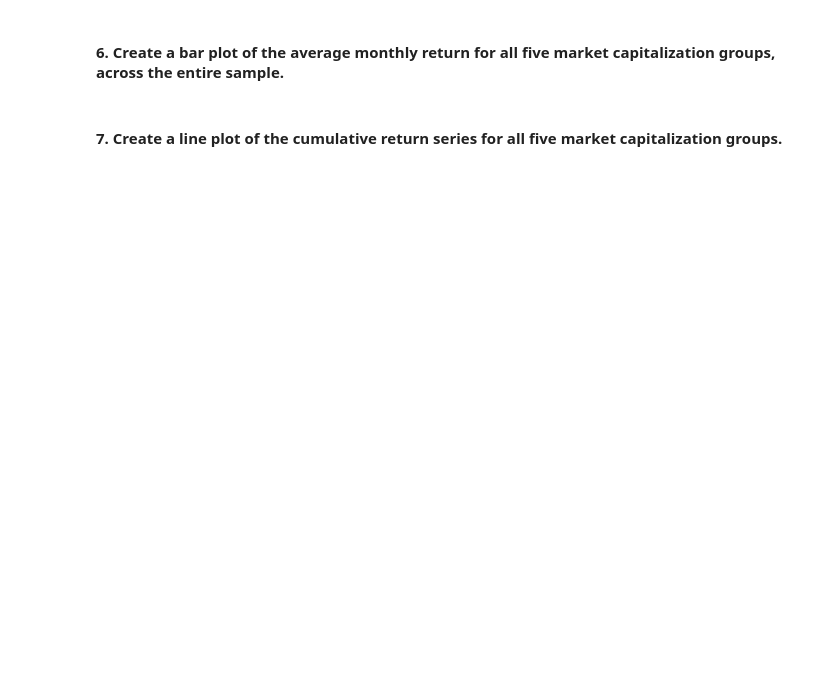
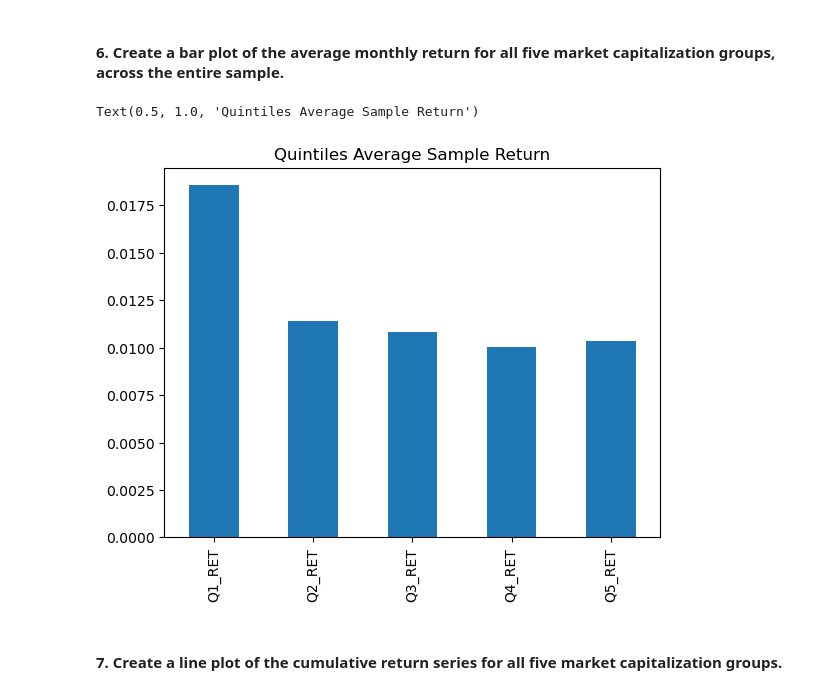
Before and after one commit to Alphaplayer248/Financial-Data-Project, a Jupyter notebook: Group Assignment Master.ipynb, the cells around one changed output. Drawn from its saved outputs; the diff is of its cells as text; code cells hidden in the pictures; blank space fills up the shorter version.

```diff
--- a/Group Assignment Master.ipynb
+++ b/Group Assignment Master.ipynb
@@ -302,0 +288,3 @@ size_qt.sort_index().head()
+# %%
+size_qt=mktcap[mktcap.index.month==6].copy()
+size_qt['MKTCAP_QT']=size_qt.groupby('DATE')['MKTCAP'].transform(lambda x:pd.qcut(x,5,labels=['1','2','3','4','5']))
@@ -306,0 +311,8 @@ data=pd.DataFrame()
+# %%
+size_qt.index=size_qt.index+pd.offsets.MonthEnd(+1)
+# %%
+data=pd.DataFrame()
+data=pd.merge_asof(fin_data.sort_index(),size_qt.sort_index(),by='PERMNO',on='DATE').dropna()
+data.drop(['MKTCAP_x','MKTCAP_y'],axis=1,inplace=True)
+data=data.set_index(['DATE']).sort_index()
+data
@@ -318,0 +336,4 @@ quintiles.head()
+# %%
+quintiles=data.groupby(['DATE','MKTCAP_QT'])[['RET']].apply(lambda x:x.mean()).unstack(level=1)
+quintiles.columns=['Q1_RET','Q2_RET','Q3_RET','Q4_RET','Q5_RET']
+quintiles
@@ -319,4 +355,10 @@ quintiles.head()
 # %% [markdown]
 #### 6. Create a bar plot of the average monthly return for all five market capitalization groups, across the entire sample.
+# %%
+fig=quintiles.mean().plot(kind='bar')
+fig.set_title('Quintiles Average Sample Return')
+# %% [output]
+Text(0.5, 1.0, 'Quintiles Average Sample Return')
+[figure, added]
 # %% [markdown]
 #### 7. Create a line plot of the cumulative return series for all five market capitalization groups.
```
Also changed, not shown: parts of 35 cells of this notebook.
